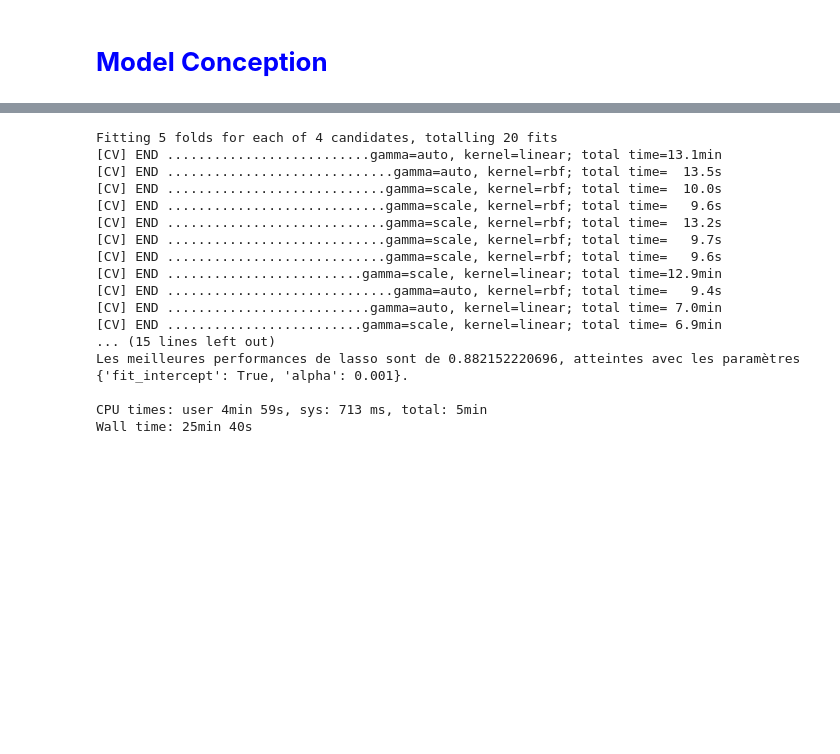
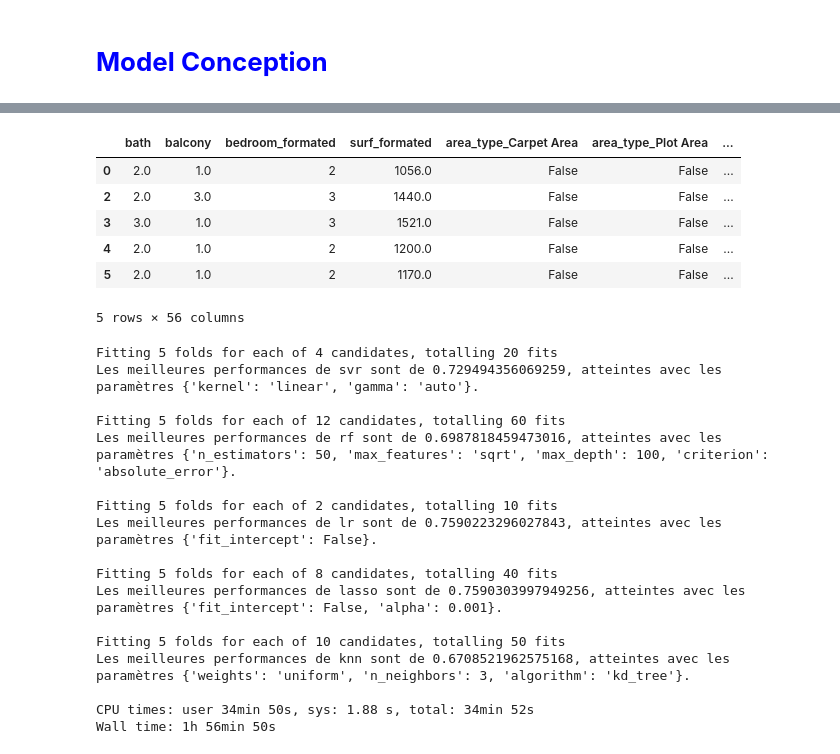
Before and after one commit to Clement1103/data_science_projects, a Jupyter notebook: house_price_prediction.ipynb, the cells around one changed output, grey strips where cells are left out. Saved outputs shown, nothing was run; the diff lists cells and outputs as text; code cells hidden in the pictures; blank space fills up the shorter version.

```diff
--- a/house_price_prediction.ipynb
+++ b/house_price_prediction.ipynb
@@ -324,3 +329,13 @@ from sklearn.ensemble import RandomForestRegressor
+# %%
+X.head()
+# %% [output]
+|  | bath | balcony | bedroom_formated | surf_formated | area_type_Carpet Area | area_type_Plot Area | ... |
+| 0 | 2.0 | 1.0 | 2 | 1056.0 | False | False | ... |
+| 2 | 2.0 | 3.0 | 3 | 1440.0 | False | False | ... |
+| 3 | 3.0 | 1.0 | 3 | 1521.0 | False | False | ... |
+| 4 | 2.0 | 1.0 | 2 | 1200.0 | False | False | ... |
+| 5 | 2.0 | 1.0 | 2 | 1170.0 | False | False | ... |
+5 rows × 56 columns
 # %%
 parameters = {
     'svr' : {
@@ -364,24 +387,26 @@ for model_name, model_params in parameters.items():
         nb_max_iter = 2
     elif model_name == 'lasso':
         nb_max_iter = 8
-    rscv = RandomizedSearchCV(model_params['model'], model_params['params'], cv = 5, verbose = 2, n_iter=nb_max_iter, n_jobs = -1)
+    elif model_name == 'knn':
+        nb_max_iter = 10
+    rscv = RandomizedSearchCV(model_params['model'], model_params['params'], cv = 5, verbose = 1, n_iter=nb_max_iter, n_jobs = -1)
     rscv.fit(X, y)
     print(f'Les meilleures performances de {model_name} sont de {rscv.best_score_}, atteintes avec les paramètres {rscv.best_params_}. \n')
 # %% [output]
 Fitting 5 folds for each of 4 candidates, totalling 20 fits
-[CV] END ..........................gamma=auto, kernel=linear; total time=13.1min
-[CV] END .............................gamma=auto, kernel=rbf; total time=  13.5s
-[CV] END ............................gamma=scale, kernel=rbf; total time=  10.0s
-[CV] END ............................gamma=scale, kernel=rbf; total time=   9.6s
-[CV] END ............................gamma=scale, kernel=rbf; total time=  13.2s
-[CV] END ............................gamma=scale, kernel=rbf; total time=   9.7s
-[CV] END ............................gamma=scale, kernel=rbf; total time=   9.6s
-[CV] END .........................gamma=scale, kernel=linear; total time=12.9min
-[CV] END .............................gamma=auto, kernel=rbf; total time=   9.4s
-[CV] END ..........................gamma=auto, kernel=linear; total time= 7.0min
-[CV] END .........................gamma=scale, kernel=linear; total time= 6.9min
-... (15 lines left out)
-Les meilleures performances de lasso sont de 0.882152220696, atteintes avec les paramètres {'fit_intercept': True, 'alpha': 0.001}.
+Les meilleures performances de svr sont de 0.729494356069259, atteintes avec les paramètres {'kernel': 'linear', 'gamma': 'auto'}.
 
-CPU times: user 4min 59s, sys: 713 ms, total: 5min
-Wall time: 25min 40s
+Fitting 5 folds for each of 12 candidates, totalling 60 fits
+Les meilleures performances de rf sont de 0.6987818459473016, atteintes avec les paramètres {'n_estimators': 50, 'max_features': 'sqrt', 'max_depth': 100, 'criterion': 'absolute_error'}.
+
+Fitting 5 folds for each of 2 candidates, totalling 10 fits
+Les meilleures performances de lr sont de 0.7590223296027843, atteintes avec les paramètres {'fit_intercept': False}.
+
+Fitting 5 folds for each of 8 candidates, totalling 40 fits
+Les meilleures performances de lasso sont de 0.7590303997949256, atteintes avec les paramètres {'fit_intercept': False, 'alpha': 0.001}.
+
+Fitting 5 folds for each of 10 candidates, totalling 50 fits
+Les meilleures performances de knn sont de 0.6708521962575168, atteintes avec les paramètres {'weights': 'uniform', 'n_neighbors': 3, 'algorithm': 'kd_tree'}.
+
+CPU times: user 34min 50s, sys: 1.88 s, total: 34min 52s
+Wall time: 1h 56min 50s
```
Also changed, not shown: parts of 27 cells of this notebook, 2 other files.
